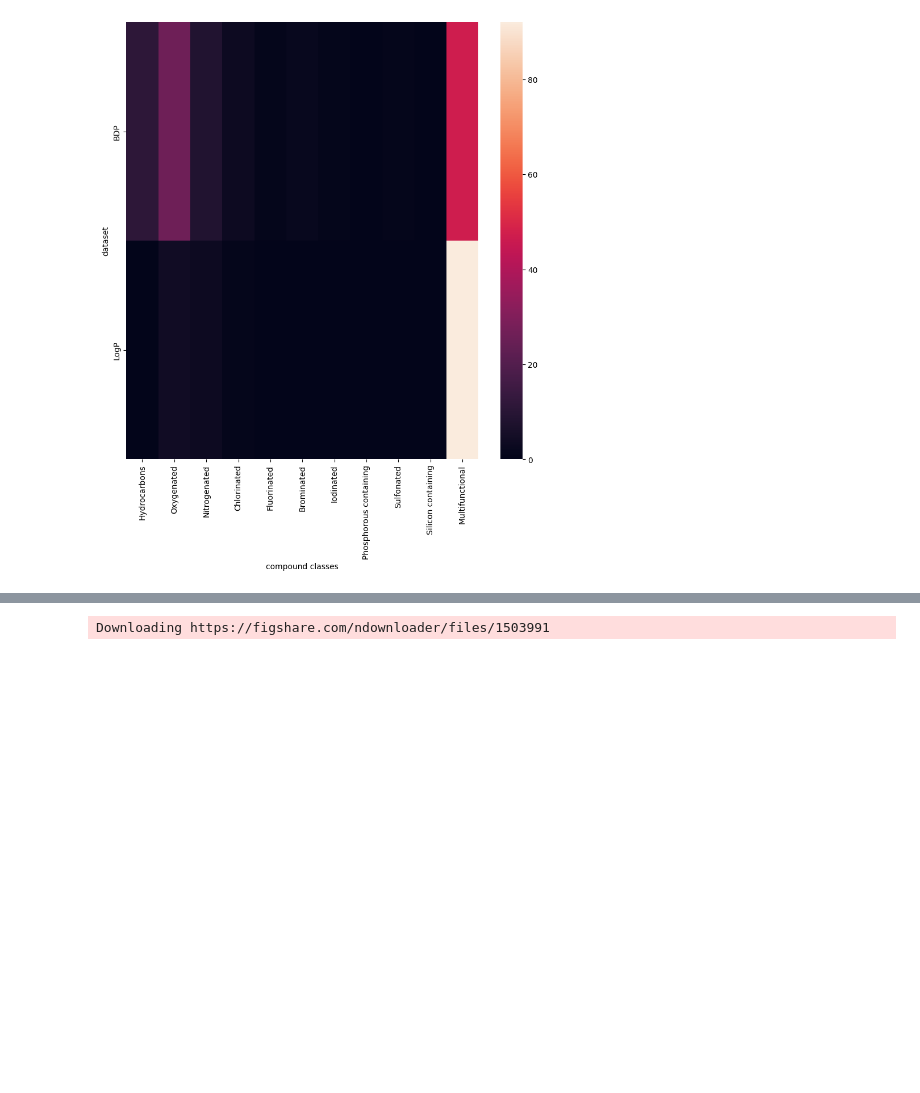
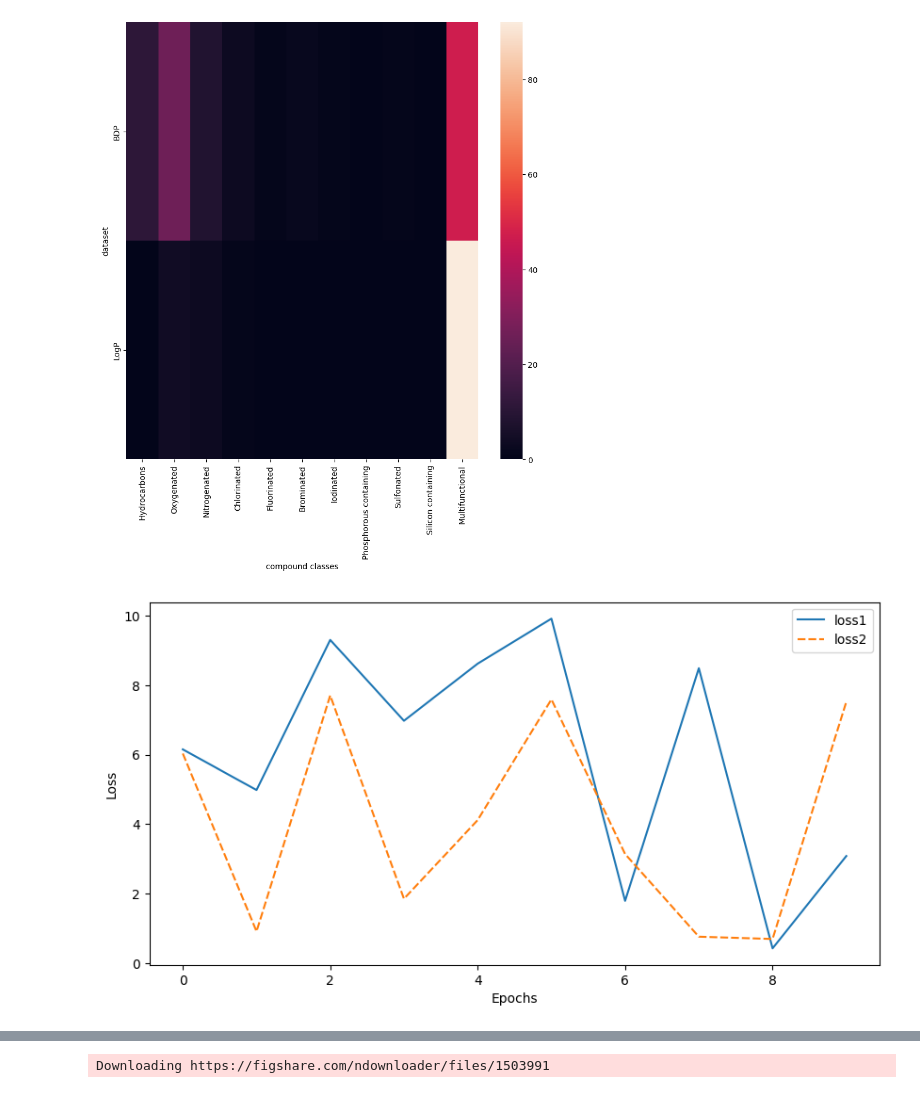
Before and after one commit to aerte/GraPE, a Jupyter notebook: notebooks/tests.ipynb, the cells around one changed output, grey strips where cells are left out. Drawn from its saved outputs; the diff is of its cells as text; code cells hidden in the pictures; blank space fills up the shorter version.

```diff
--- a/notebooks/tests.ipynb
+++ b/notebooks/tests.ipynb
@@ -239,6 +191,16 @@ smiles2 = LogP().smiles
 compounds_dataset_heatmap([smiles1,smiles2],['BDP','LogP'],save_fig=True)
 # %% [output]
 [figure]
+# %%
+import numpy as np
+from dglchem.utils import loss_plot
+
+loss1 = np.random.uniform(0,10,[10])
+loss2 = np.random.uniform(0,10,[10])
+
+loss_plot([loss1,loss2],['loss1','loss2'])
+# %% [output]
+[figure, added]
 # %%
 from dglchem.datasets import BradleyDoublePlus
 data = BradleyDoublePlus()
```
Also changed, not shown: parts of 7 cells of this notebook, 2 other files.
